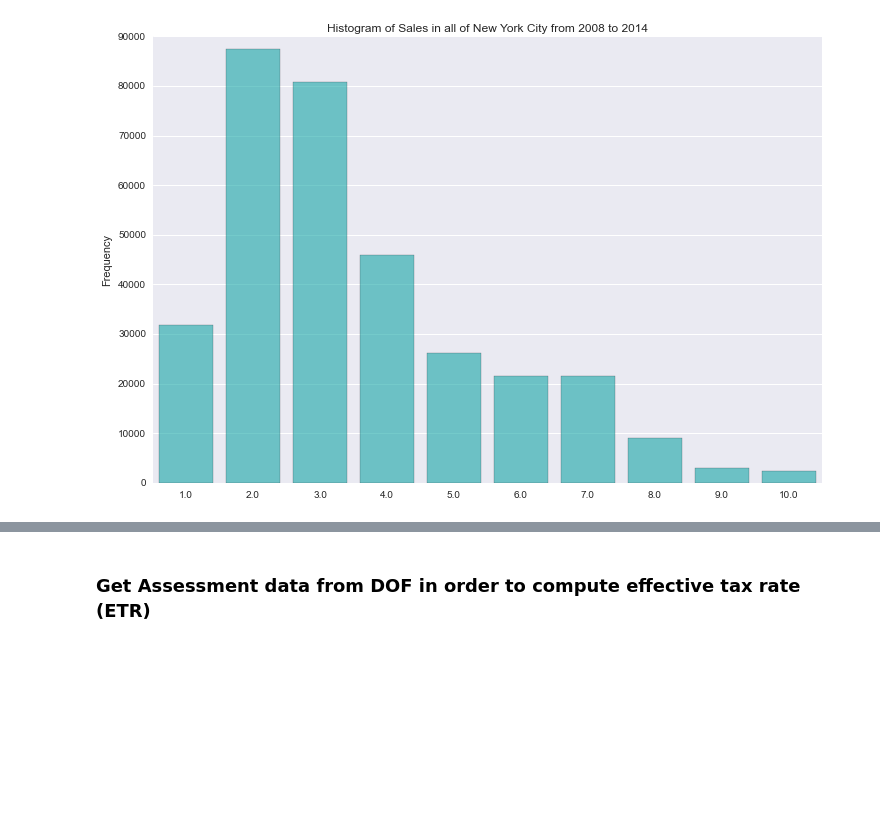
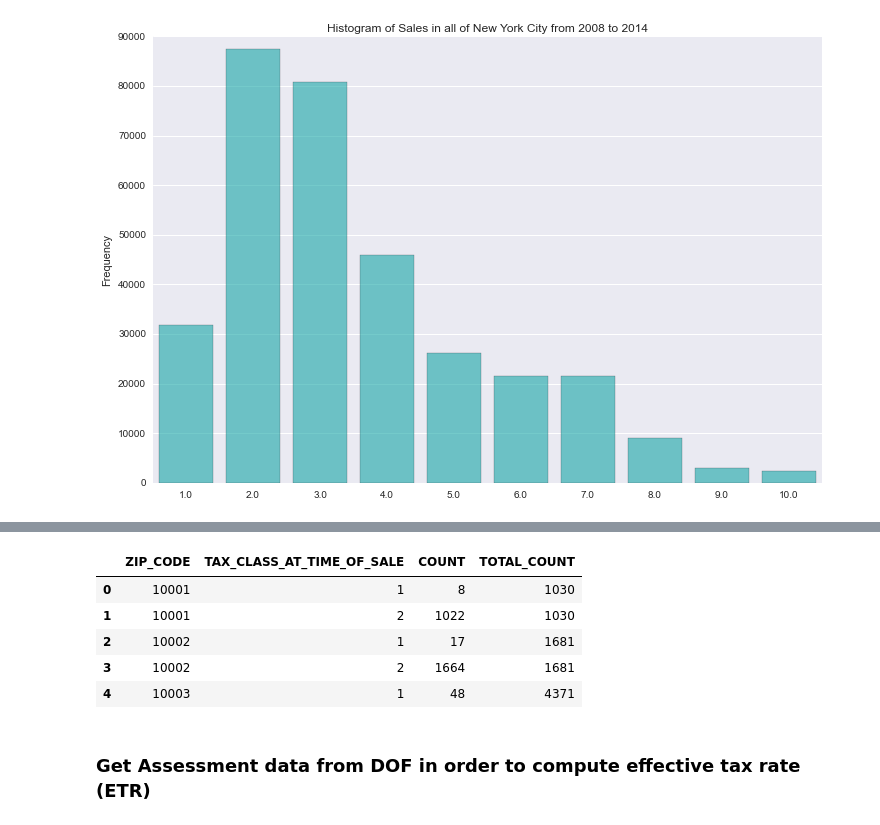
Before and after one commit to mu529/property_tax, a Jupyter notebook: ETR.ipynb, the cells around one changed output, grey strips where cells are left out. Cells and saved outputs as stored; diff of their text form; code cells hidden in the pictures; blank space fills up the shorter version.

```diff
--- a/ETR.ipynb
+++ b/ETR.ipynb
@@ -229,3 +239,12 @@ del total_per_zip
+# %%
+zip_tax_breakdown.head() # Per Zip Code and Tax Class
+# %% [output]
+|  | ZIP_CODE | TAX_CLASS_AT_TIME_OF_SALE | COUNT | TOTAL_COUNT |
+| 0 | 10001 | 1 | 8 | 1030 |
+| 1 | 10001 | 2 | 1022 | 1030 |
+| 2 | 10002 | 1 | 17 | 1681 |
+| 3 | 10002 | 2 | 1664 | 1681 |
+| 4 | 10003 | 1 | 48 | 4371 |
 # %% [markdown]
 ### Get Assessment data from DOF in order to compute effective tax rate (ETR)
 # %%
```
Also changed, not shown: parts of 37 cells of this notebook.
